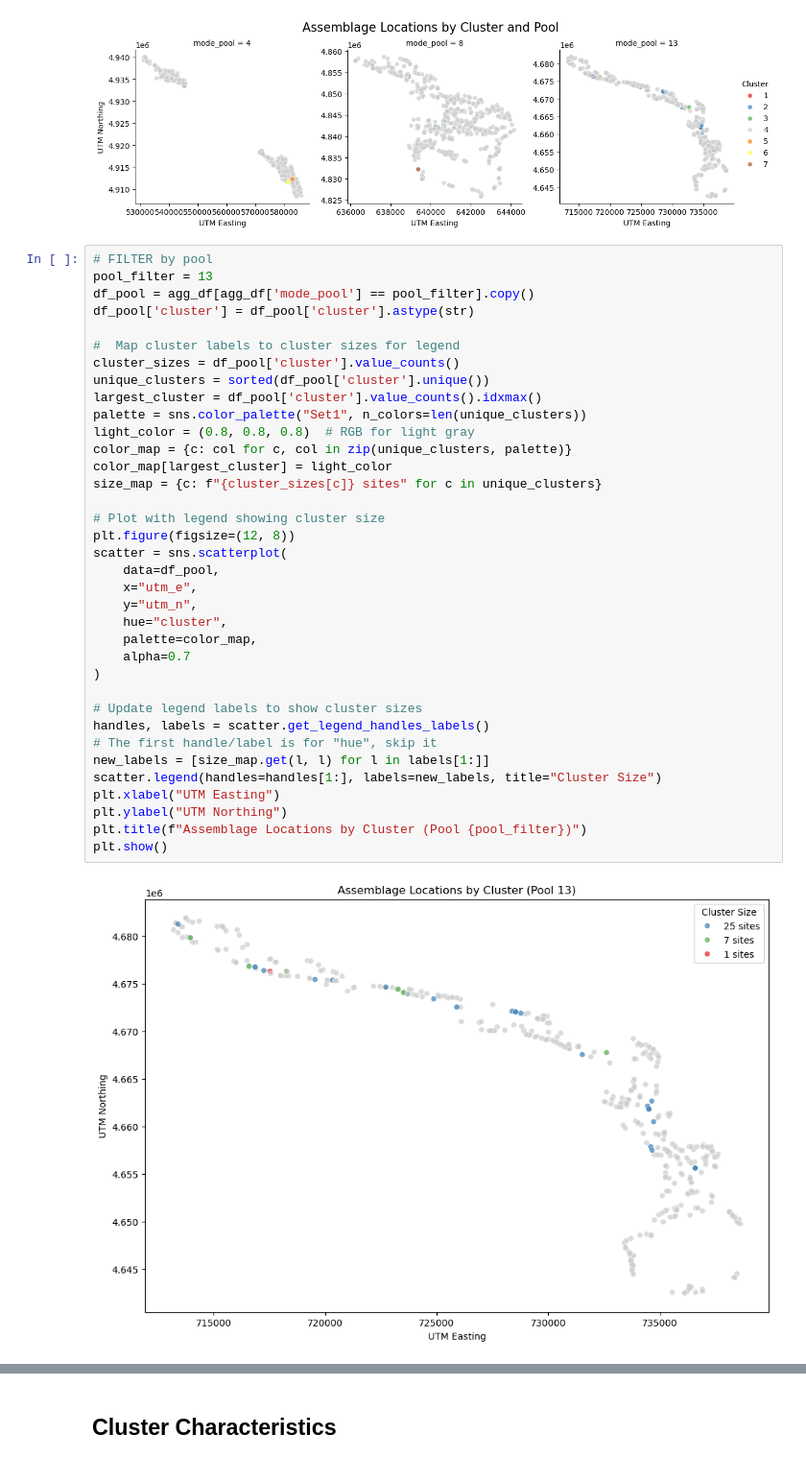
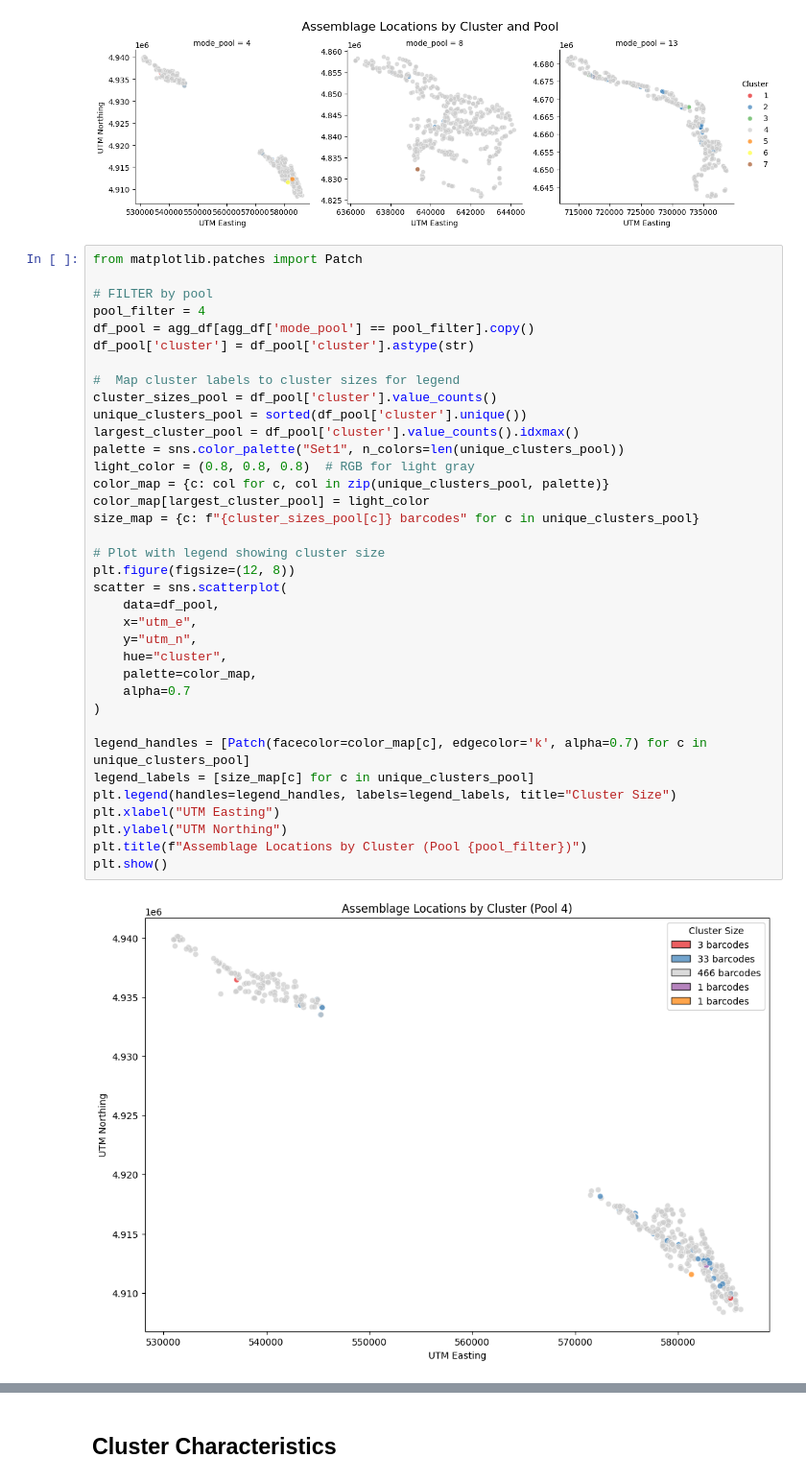
Before and after one commit to jppeirce/ltrm_fish, a Jupyter notebook: make_clusters2025.ipynb, the cells around one changed output, grey strips where cells are left out. Shown at 96% size. Drawn from its saved outputs; the diff is of its cells as text.

```diff
--- a/make_clusters2025.ipynb
+++ b/make_clusters2025.ipynb
@@ -236,40 +236,40 @@ plt.show()
 # %% [output]
 [figure]
 # %%
+from matplotlib.patches import Patch
+
 # FILTER by pool
-pool_filter = 13
+pool_filter = 4
 df_pool = agg_df[agg_df['mode_pool'] == pool_filter].copy()
 df_pool['cluster'] = df_pool['cluster'].astype(str)
 
 #  Map cluster labels to cluster sizes for legend
-cluster_sizes = df_pool['cluster'].value_counts()
-unique_clusters = sorted(df_pool['cluster'].unique())
-largest_cluster = df_pool['cluster'].value_counts().idxmax()
-palette = sns.color_palette("Set1", n_colors=len(unique_clusters))
+cluster_sizes_pool = df_pool['cluster'].value_counts()
+unique_clusters_pool = sorted(df_pool['cluster'].unique())
+largest_cluster_pool = df_pool['cluster'].value_counts().idxmax()
+palette = sns.color_palette("Set1", n_colors=len(unique_clusters_pool))
 light_color = (0.8, 0.8, 0.8)  # RGB for light gray
-color_map = {c: col for c, col in zip(unique_clusters, palette)}
-color_map[largest_cluster] = light_color
-size_map = {c: f"{cluster_sizes[c]} sites" for c in unique_clusters}
+color_map = {c: col for c, col in zip(unique_clusters_pool, palette)}
+color_map[largest_cluster_pool] = light_color
+size_map = {c: f"{cluster_sizes_pool[c]} barcodes" for c in unique_clusters_pool}
 
 # Plot with legend showing cluster size
 plt.figure(figsize=(12, 8))
 scatter = sns.scatterplot(
     data=df_pool,
     x="utm_e",
     y="utm_n",
     hue="cluster",
     palette=color_map,
     alpha=0.7
 )
 
-# Update legend labels to show cluster sizes
-handles, labels = scatter.get_legend_handles_labels()
-# The first handle/label is for "hue", skip it
-new_labels = [size_map.get(l, l) for l in labels[1:]]
-scatter.legend(handles=handles[1:], labels=new_labels, title="Cluster Size")
+legend_handles = [Patch(facecolor=color_map[c], edgecolor='k', alpha=0.7) for c in unique_clusters_pool]
+legend_labels = [size_map[c] for c in unique_clusters_pool]
+plt.legend(handles=legend_handles, labels=legend_labels, title="Cluster Size")
 plt.xlabel("UTM Easting")
 plt.ylabel("UTM Northing")
 plt.title(f"Assemblage Locations by Cluster (Pool {pool_filter})")
 plt.show()
 # %% [output]
-[figure, old version]
+[figure, new version]
```
Also changed, not shown: parts of 11 cells of this notebook.
